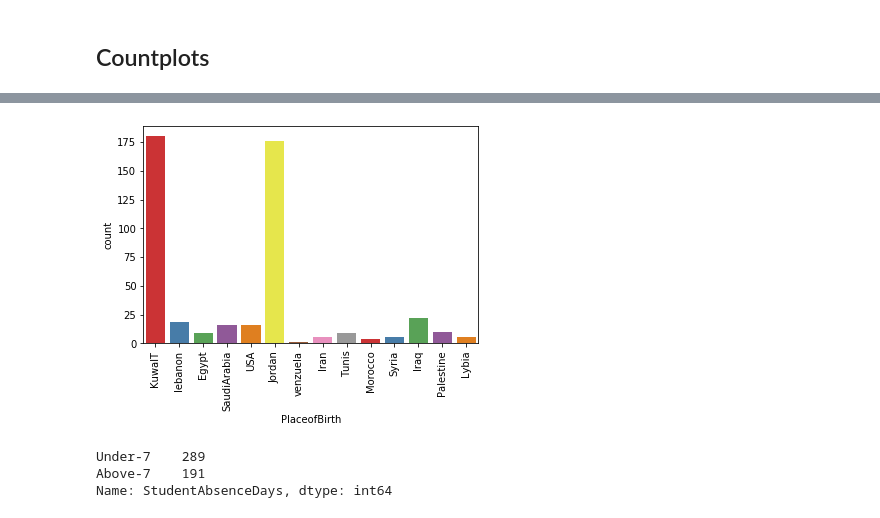
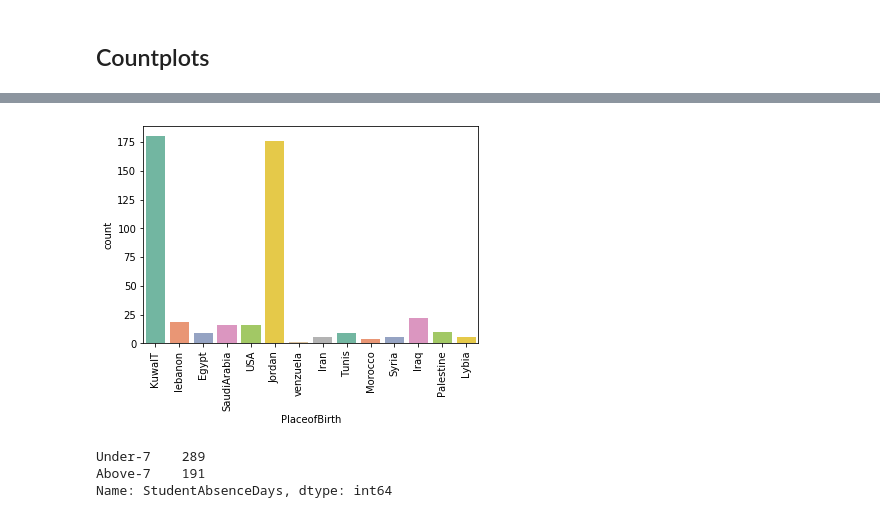
Before and after one commit to BhishmDaslaniya/MachineLearning_Lab, a Jupyter notebook: External Practical/17CE023.ipynb, the cells around one changed output, grey strips where cells are left out. Cells and saved outputs as stored; diff of their text form; code cells hidden in the pictures.

```diff
--- a/External Practical/17CE023.ipynb
+++ b/External Practical/17CE023.ipynb
@@ -90,12 +90,12 @@ venzuela         1
 Name: PlaceofBirth, dtype: int64
 # %%
 #Plot place of birth vs count
-POB = sns.countplot(x = 'PlaceofBirth', data=data, palette='Set1')
+POB = sns.countplot(x = 'PlaceofBirth', data=data, palette='Set2')
 POB.set(xlabel='PlaceofBirth',ylabel='count', label= "Students Birth Place")
 plt.setp(POB.get_xticklabels(), rotation=90)
 plt.show()
 # %% [output]
-[figure, old version]
+[figure, new version]
 # %%
 data['StudentAbsenceDays'].value_counts()
 # %% [output]
```
